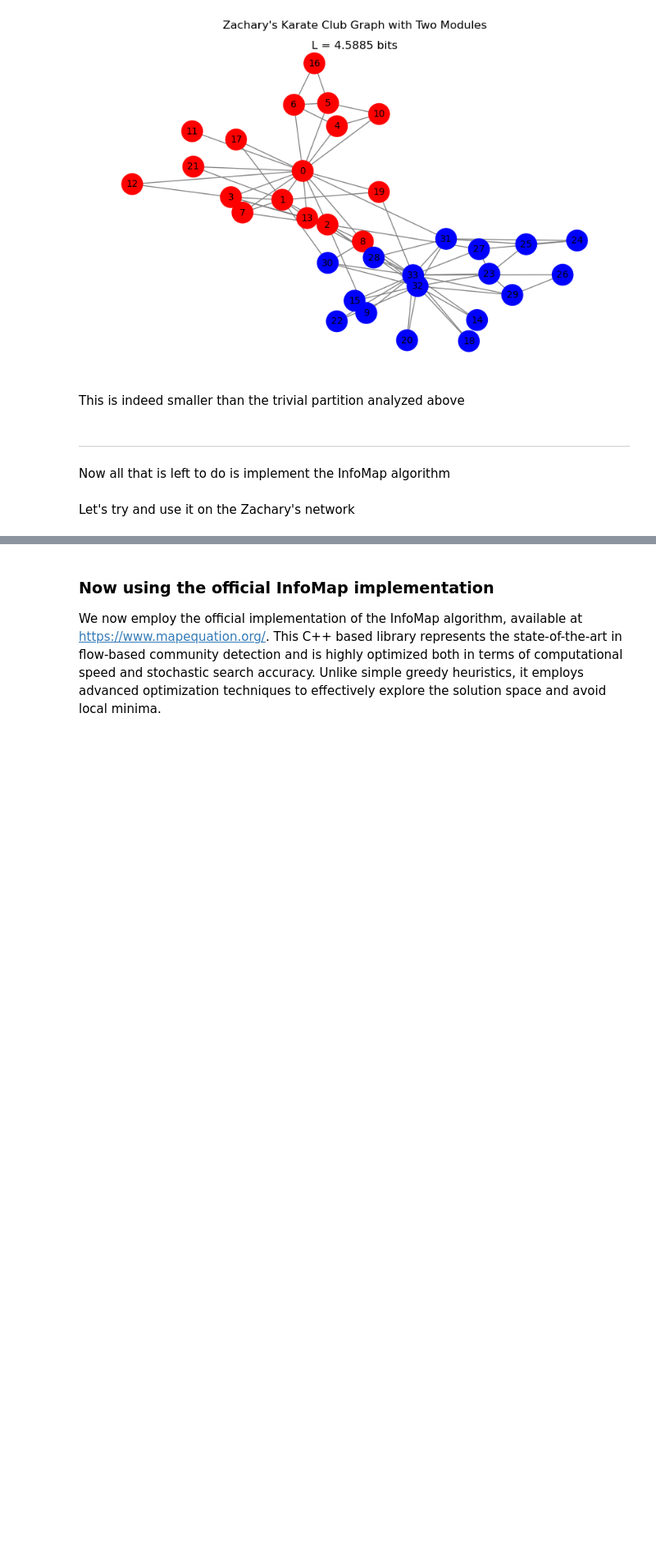
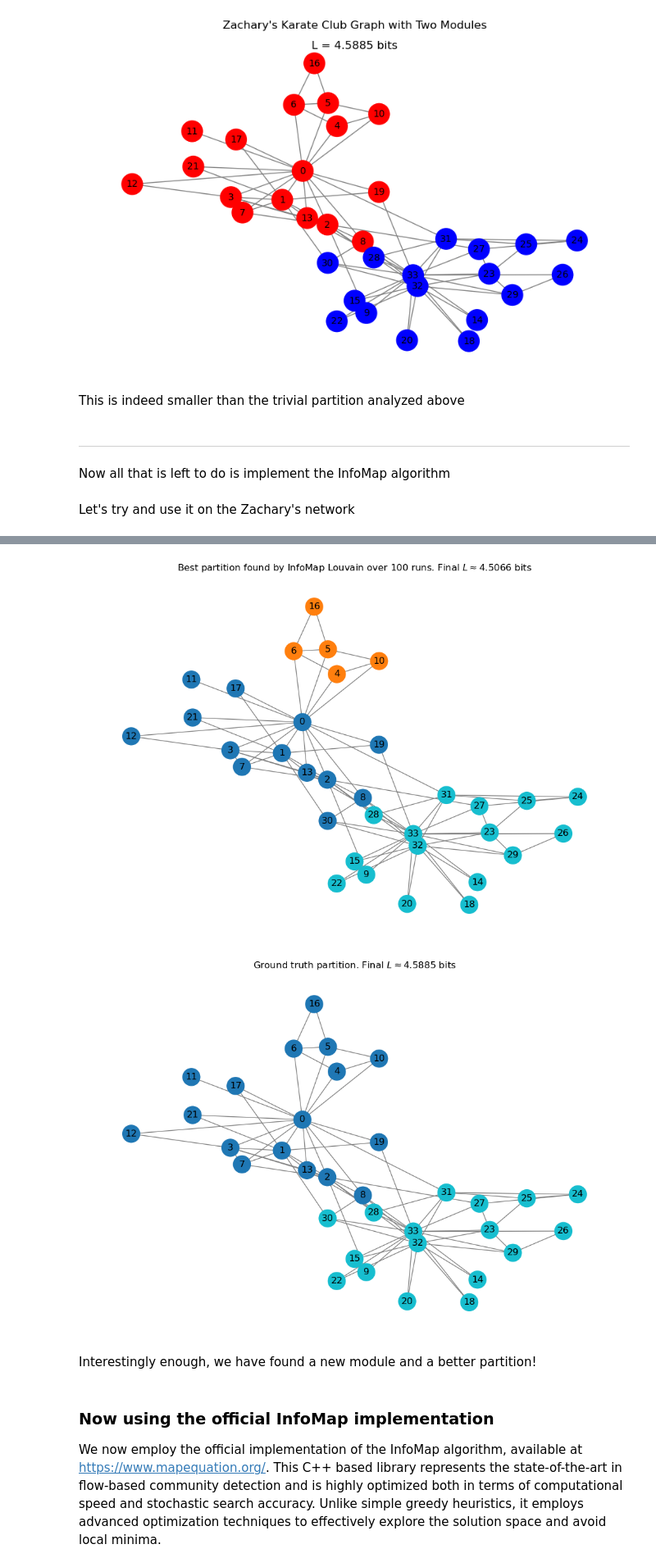
Before and after one commit to riccorte/InfoMap-Analysis, a Jupyter notebook: infomapLouvain.ipynb, the cells around one changed output, grey strips where cells are left out. Shown at 82% size. Saved outputs shown, nothing was run; the diff lists cells and outputs as text; code cells hidden in the pictures; blank space fills up the shorter version.

```diff
--- a/infomapLouvain.ipynb
+++ b/infomapLouvain.ipynb
@@ -304,3 +331,24 @@ Notably, the description length $L$ associated with the original ground truth is
+# %%
+G = nx.karate_club_graph()
+best = 0
+for _ in range(500):
+    final_partition = infoMapLouvain(G)
+    L = mapEquation(G, final_partition, nx.pagerank(G, alpha=0.85))
+    if L < best or best == 0:
+        best = L
+        best_partition = final_partition
+draw_partition(G, best_partition, title=fr"Best partition found by InfoMap Louvain over 100 runs. Final $L \approx {best:.4f}$ bits", save="./fig/karate_club_partition_infomap_louvain_best.png")
+
+ground_truth = {}
+for n in G.nodes(data=True):
+    ground_truth[n[0]] = 0 if n[1]['club'] == 'Mr. Hi' else 1
+L_gt = mapEquation(G, ground_truth, nx.pagerank(G, alpha=0.85))
+draw_partition(G, ground_truth, title=fr"Ground truth partition. Final $L \approx {L_gt:.4f}$ bits", save=None)
+# %% [output]
+[figure, added]
+[figure, added]
+# %% [markdown]
+Interestingly enough, we have found a new module and a better partition!
 # %% [markdown]
 ### Now using the official InfoMap implementation
 
```
Also changed, not shown: parts of 13 cells of this notebook, 11 other files.
